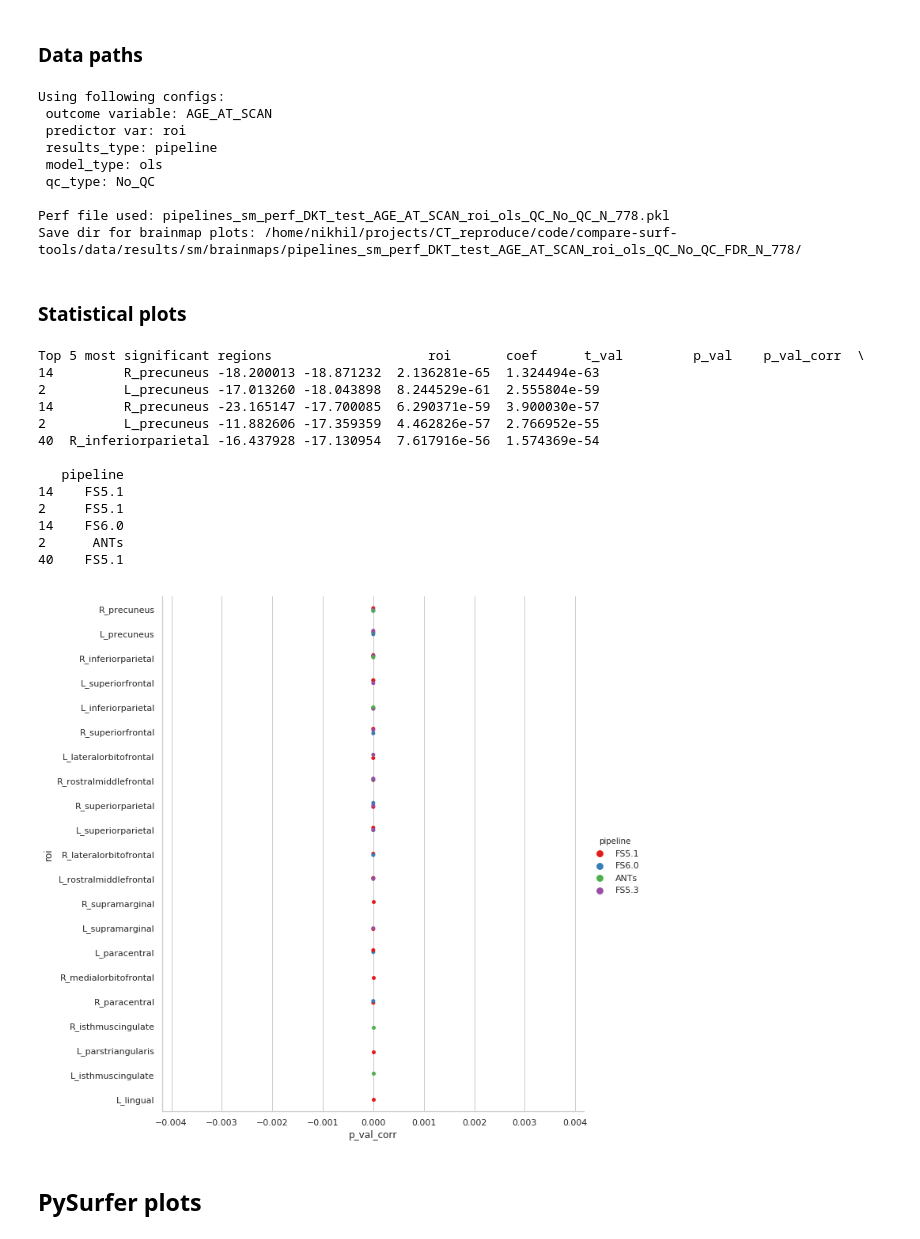
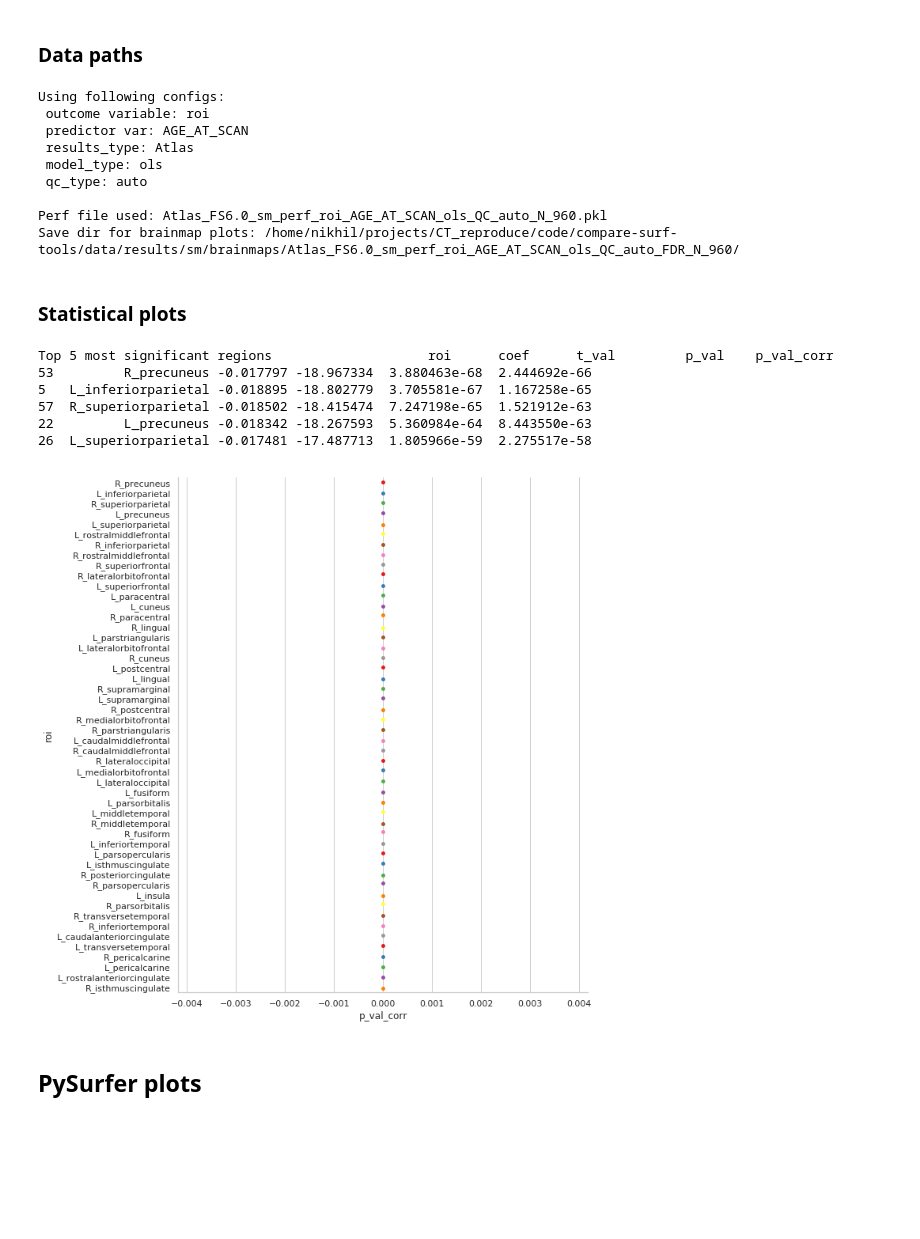
Before and after one commit to neurodatascience/compare-surf-tools, a Jupyter notebook: notebooks/generate_plots.ipynb, the cells around one changed output. Cells and saved outputs as stored; diff of their text form; code cells hidden in the pictures; blank space fills up the shorter version.

```diff
--- a/notebooks/generate_plots.ipynb
+++ b/notebooks/generate_plots.ipynb
@@ -42,3 +44,7 @@ env: SUBJECTS_DIR=/home/nikhil/projects/CT_reproduce/data/fs_output/subjects
+# %%
+analysis_type = 'sm' #sm or ml
+results_type = 'Atlas' # atlas or Software
+qc_type = 'auto'  #'gleb' #'maarten' #'No_QC' # 'auto'
 # %% [markdown]
 ### Global Vars
 # %%
@@ -56,16 +62,12 @@ demograph_file = 'ABIDE_Phenotype.csv'
 demograph = pd.read_csv(data_dir + demograph_file)
 demograph = demograph.rename(columns={'Subject_ID':subject_ID_col})
 
-# Result configs
-analysis_type = 'sm' #sm or ml
 
 if analysis_type == 'sm':
     results_dir = all_results_dir + 'sm/'
-    outcome_var = 'AGE_AT_SCAN' #'DX_GROUP'
-    predictor_var = 'roi' #'DX_GROUP'
-    results_type = 'pipeline' # atlas or pipeline
-    qc_type = 'No_QC'  #'gleb' #'maarten' #'No_QC' # 'auto'
 
+    outcome_var = 'roi' #'DX_GROUP'
+    predictor_var = 'AGE_AT_SCAN' #'DX_GROUP'
     stat_measure = 'p_val_corr' # p_val or p_val_corr
     stat_thresh = 0.05
 
@@ -78,25 +80,25 @@ if analysis_type == 'sm':
 
 
     #pipelines_sm_perf_DKT_test_AGE_AT_SCAN_roi_ols_QC_manual_maarten_N_748.pkl
-    if results_type == 'pipeline':
+    if results_type == 'Software':
         if qc_type == 'auto':
-            sm_perf_file = 'pipelines_sm_perf_DKT_test_{}_{}_{}_QC_auto_N_683.pkl'.format(outcome_var,predictor_var,model_type)
+            sm_perf_file = 'Software_DKT_sm_perf_{}_{}_{}_QC_auto_N_683.pkl'.format(outcome_var,predictor_var,model_type)
         elif qc_type == 'maarten':
-            sm_perf_file = 'pipelines_sm_perf_DKT_test_{}_{}_{}_QC_manual_maarten_N_748.pkl'.format(outcome_var,predictor_var,model_type)
+            sm_perf_file = 'Software_DKT_sm_perf_{}_{}_{}_QC_manual_lenient_N_748.pkl'.format(outcome_var,predictor_var,model_type)
         elif qc_type == 'gleb':
-            sm_perf_file = 'pipelines_sm_perf_DKT_test_{}_{}_{}_QC_manual_gleb_N_194.pkl'.format(outcome_var,predictor_var,model_type)
+            sm_perf_file = 'Software_DKT_sm_perf_{}_{}_{}_QC_manual_stringent_N_194.pkl'.format(outcome_var,predictor_var,model_type)
         else:
-            sm_perf_file = 'pipelines_sm_perf_DKT_test_{}_{}_{}_QC_No_QC_N_778.pkl'.format(outcome_var,predictor_var,model_type)
+            sm_perf_file = 'Software_DKT_sm_perf_{}_{}_{}_QC_No_QC_N_778.pkl'.format(outcome_var,predictor_var,model_type)
 
     else:
         if qc_type == 'auto':
-            sm_perf_file = 'atlas_sm_perf_{}_{}_{}_QC_auto_N_960.pkl'.format(outcome_var,predictor_var,model_type)
+            sm_perf_file = 'Atlas_FS6.0_sm_perf_{}_{}_{}_QC_auto_N_960.pkl'.format(outcome_var,predictor_var,model_type)
         elif qc_type == 'maarten':
-            sm_perf_file = 'atlas_sm_perf_{}_{}_{}_QC_manual_maarten_N_975.pkl'.format(outcome_var,predictor_var,model_type)
+            sm_perf_file = 'Atlas_FS6.0_sm_perf_{}_{}_{}_QC_manual_lenient_N_975.pkl'.format(outcome_var,predictor_var,model_type)
         elif qc_type == 'gleb':
-            sm_perf_file = 'atlas_sm_perf_{}_{}_{}_QC_manual_gleb_N_225.pkl'.format(outcome_var,predictor_var,model_type)
+            sm_perf_file = 'Atlas_FS6.0_sm_perf_{}_{}_{}_QC_manual_stringent_N_225.pkl'.format(outcome_var,predictor_var,model_type)
         else:
-            sm_perf_file = 'atlas_sm_perf_{}_{}_{}_QC_No_QC_N_1047.pkl'.format(outcome_var,predictor_var,model_type)
+            sm_perf_file = 'Atlas_FS6.0_sm_perf_{}_{}_{}_QC_No_QC_N_1047.pkl'.format(outcome_var,predictor_var,model_type)
 
 
     print('Using following configs: \n outcome variable: {}\n predictor var: {}\n results_type: {}\n model_type: {}\n qc_type: {}\n'.format(outcome_var,
@@ -115,7 +117,7 @@ if analysis_type == 'sm':
         mult_comp = 'unknown'
 
 
-    sm_perf_filename_split = sm_perf_file.split('.',1)[0].rsplit('_',2)
+    sm_perf_filename_split = sm_perf_file.rsplit('.',1)[0].rsplit('_',2)
     brainmap_subdir = sm_perf_filename_split[0] + '_{}_'.format(mult_comp) + sm_perf_filename_split[1] + '_' + sm_perf_filename_split[2]
     subx = sm_perf_file.rsplit('_',1)[1].split('.',1)[0]
     suffix = subx
@@ -153,7 +155,7 @@ elif analysis_type == 'ml':
                                                                                                                         model_type,
                                                                                                                         qc_type))
     print('Perf file used: {}'.format(ml_perf_file))
-    ml_perf_filename_split = ml_perf_file.split('.',1)[0].rsplit('_',1)
+    ml_perf_filename_split = ml_perf_file.rsplit('.',1)[0].rsplit('_',1)
     brainmap_subdir = ml_perf_filename_split[0] + '_Dx_{}_QC_{}'.format(dx,qc_type)
     suffix = 'Dx_{}'.format(dx)
 
@@ -173,53 +175,46 @@ save_dir = brainmaps_dir + brainmap_subdir + '/'
 print('Save dir for brainmap plots: {}'.format(save_dir))
 # %% [output]
 Using following configs:
- outcome variable: AGE_AT_SCAN
- predictor var: roi
- results_type: pipeline
+ outcome variable: roi
+ predictor var: AGE_AT_SCAN
+ results_type: Atlas
  model_type: ols
- qc_type: No_QC
+ qc_type: auto
 
-Perf file used: pipelines_sm_perf_DKT_test_AGE_AT_SCAN_roi_ols_QC_No_QC_N_778.pkl
-Save dir for brainmap plots: /home/nikhil/projects/CT_reproduce/code/compare-surf-tools/data/results/sm/brainmaps/pipelines_sm_perf_DKT_test_AGE_AT_SCAN_roi_ols_QC_No_QC_FDR_N_778/
+Perf file used: Atlas_FS6.0_sm_perf_roi_AGE_AT_SCAN_ols_QC_auto_N_960.pkl
+Save dir for brainmap plots: /home/nikhil/projects/CT_reproduce/code/compare-surf-tools/data/results/sm/brainmaps/Atlas_FS6.0_sm_perf_roi_AGE_AT_SCAN_ols_QC_auto_FDR_N_960/
 # %% [markdown]
 ### Statistical plots
 # %%
-aparc = 'aparc' #aparc #Destrieux #Glasser
+aparc = 'DKT' #DKT #Destrieux #Glasser
 top_rois = 50
 
-if results_type == 'pipeline':
+if results_type == 'Software':
     plot_df = stat_perf.sort_values(by=[stat_measure]).head(top_rois)
     sns.set(font_scale=1)
     with sns.axes_style("whitegrid"):
         g = sns.catplot(x=stat_measure,y='roi',kind='strip',hue='pipeline',
                         data=plot_df,palette='Set1',height=10)
         #g.set(xscale="log");
 
 else:
     plot_df = stat_perf[aparc].sort_values(by=['p_val']).head(top_rois)
 
     sns.set(font_scale=1)
     with sns.axes_style("whitegrid"):
         g = sns.catplot(x=stat_measure,y='roi',kind='strip',
                         data=plot_df,palette='Set1',height=10)
         #g.set(xscale="log");
 
 print('Top 5 most significant regions {}'.format(plot_df.head(5)))
 # %% [output]
-Top 5 most significant regions                    roi       coef      t_val         p_val    p_val_corr  \
-14         R_precuneus -18.200013 -18.871232  2.136281e-65  1.324494e-63
-2          L_precuneus -17.013260 -18.043898  8.244529e-61  2.555804e-59
-14         R_precuneus -23.165147 -17.700085  6.290371e-59  3.900030e-57
-2          L_precuneus -11.882606 -17.359359  4.462826e-57  2.766952e-55
-40  R_inferiorparietal -16.437928 -17.130954  7.617916e-56  1.574369e-54
-
-   pipeline
-14    FS5.1
-2     FS5.1
-14    FS6.0
-2      ANTs
-40    FS5.1
+Top 5 most significant regions                    roi      coef      t_val         p_val    p_val_corr
+53         R_precuneus -0.017797 -18.967334  3.880463e-68  2.444692e-66
+5   L_inferiorparietal -0.018895 -18.802779  3.705581e-67  1.167258e-65
+57  R_superiorparietal -0.018502 -18.415474  7.247198e-65  1.521912e-63
+22         L_precuneus -0.018342 -18.267593  5.360984e-64  8.443550e-63
+26  L_superiorparietal -0.017481 -17.487713  1.805966e-59  2.275517e-58
-[figure, old version]
+[figure, new version]
 # %% [markdown]
 ## PySurfer plots
 # %%
```
Also changed, not shown: parts of 5 cells of this notebook, 4 other files.
